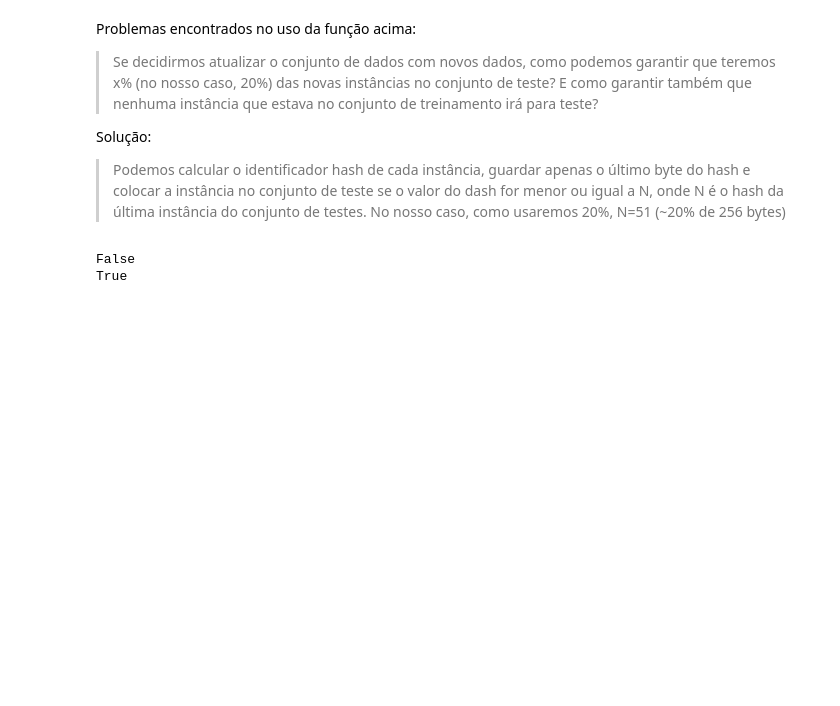
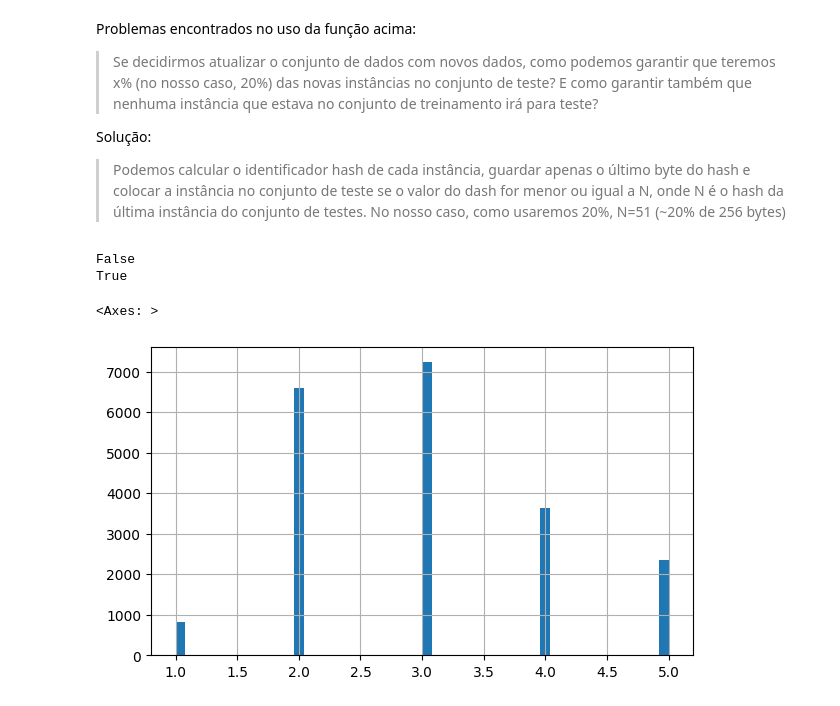
Before and after one commit to bivar/hands-on-ml-scikit, a Jupyter notebook: cap2_end_to_end_project.ipynb, the cells around one changed output. Drawn from its saved outputs; the diff is of its cells as text; code cells hidden in the pictures; blank space fills up the shorter version.

```diff
--- a/cap2_end_to_end_project.ipynb
+++ b/cap2_end_to_end_project.ipynb
@@ -132,3 +132,18 @@ housing_with_id = housing.reset_index(drop=False)
 train_set, test_set = split_train_test_by_id(housing_with_id,
                                              .2,
                                              'index')
+# %%
+# - vamos fazer uma amostragem estratificada da renda para evitar viés de amostragem
+'''
+    o ideal é que não tenhamos muitos estratos, e tenhamos
+    instancias suficientes em cada estrato.
+    como nossa concentração eh entre 20k e 50k, agruparemos
+    rendas maiores do que 50k na categoria 5
+'''
+
+housing["income_cat"] = np.ceil(housing["median_income"] / 1.5)
+housing["income_cat"].where(housing["income_cat"] < 5, 5, inplace=True)
+housing.income_cat.hist(bins=50, figsize=(7,4))
+# %% [output]
+<Axes: >
+[figure, added]
```
Also changed, not shown: parts of 29 cells of this notebook.
